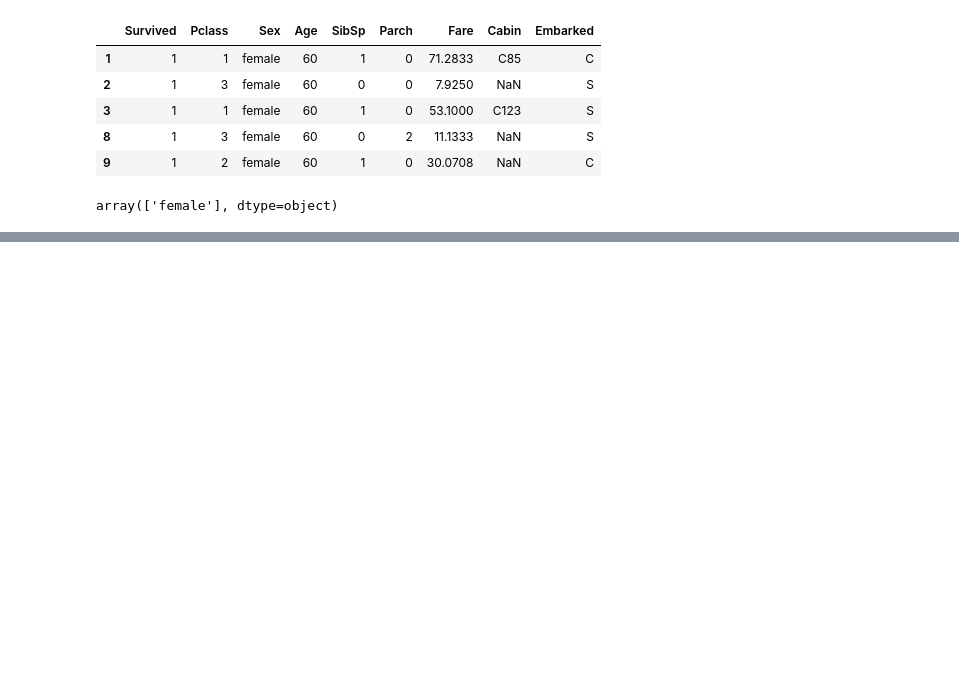
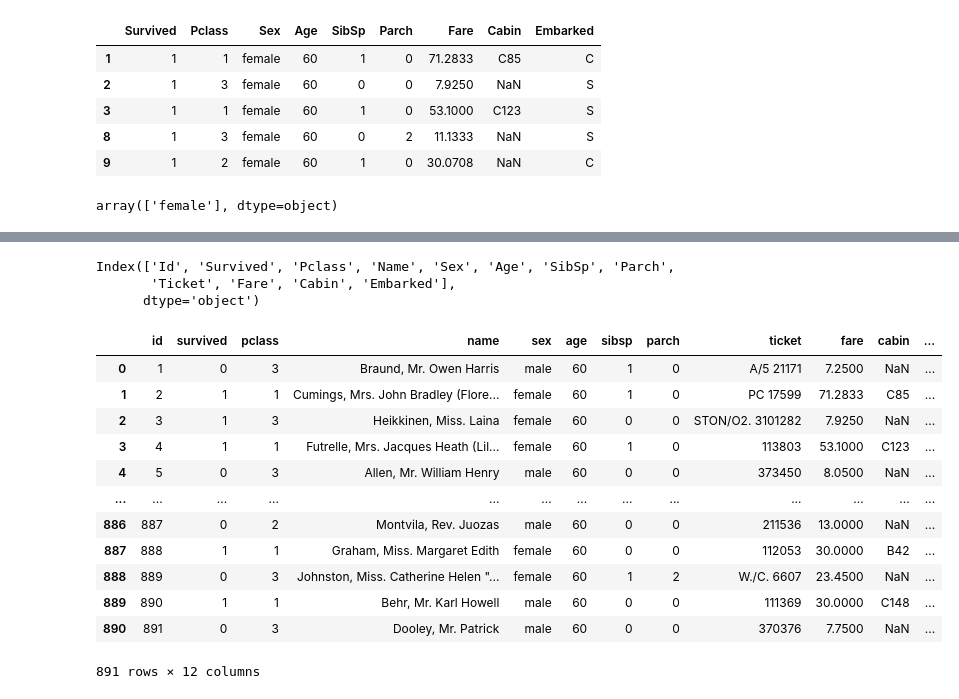
Before and after one commit to Juniorexz/DataScience, a Jupyter notebook: Titanic.ipynb, the cells around one changed output, grey strips where cells are left out. Drawn from its saved outputs; the diff is of its cells as text; code cells hidden in the pictures; blank space fills up the shorter version.

```diff
--- a/Titanic.ipynb
+++ b/Titanic.ipynb
@@ -1177,0 +1237,25 @@ rows = data.loc[(df['Survived']==1) | (df['Pclass']==1)].index
+# %%
+df.columns
+# %% [output]
+Index(['Id', 'Survived', 'Pclass', 'Name', 'Sex', 'Age', 'SibSp', 'Parch',
+       'Ticket', 'Fare', 'Cabin', 'Embarked'],
+      dtype='object')
+# %%
+
+df.rename(columns = lambda coluna:coluna.lower())#converter para minuscula
+
+df.rename(columns = lambda coluna:coluna.title())#converter para titulo
+# %% [output]
+|  | id | survived | pclass | name | sex | age | sibsp | parch | ticket | fare | cabin | ... |
+| 0 | 1 | 0 | 3 | Braund, Mr. Owen Harris | male | 60 | 1 | 0 | A/5 21171 | 7.2500 | NaN | ... |
+| 1 | 2 | 1 | 1 | Cumings, Mrs. John Bradley (Flore... | female | 60 | 1 | 0 | PC 17599 | 71.2833 | C85 | ... |
+| 2 | 3 | 1 | 3 | Heikkinen, Miss. Laina | female | 60 | 0 | 0 | STON/O2. 3101282 | 7.9250 | NaN | ... |
+| 3 | 4 | 1 | 1 | Futrelle, Mrs. Jacques Heath (Lil... | female | 60 | 1 | 0 | 113803 | 53.1000 | C123 | ... |
+| 4 | 5 | 0 | 3 | Allen, Mr. William Henry | male | 60 | 0 | 0 | 373450 | 8.0500 | NaN | ... |
+| ... | ... | ... | ... | ... | ... | ... | ... | ... | ... | ... | ... | ... |
+| 886 | 887 | 0 | 2 | Montvila, Rev. Juozas | male | 60 | 0 | 0 | 211536 | 13.0000 | NaN | ... |
+| 887 | 888 | 1 | 1 | Graham, Miss. Margaret Edith | female | 60 | 0 | 0 | 112053 | 30.0000 | B42 | ... |
+| 888 | 889 | 0 | 3 | Johnston, Miss. Catherine Helen "... | female | 60 | 1 | 2 | W./C. 6607 | 23.4500 | NaN | ... |
+| 889 | 890 | 1 | 1 | Behr, Mr. Karl Howell | male | 60 | 0 | 0 | 111369 | 30.0000 | C148 | ... |
+| 890 | 891 | 0 | 3 | Dooley, Mr. Patrick | male | 60 | 0 | 0 | 370376 | 7.7500 | NaN | ... |
+891 rows × 12 columns
```
Also changed, not shown: parts of 7 cells of this notebook.
